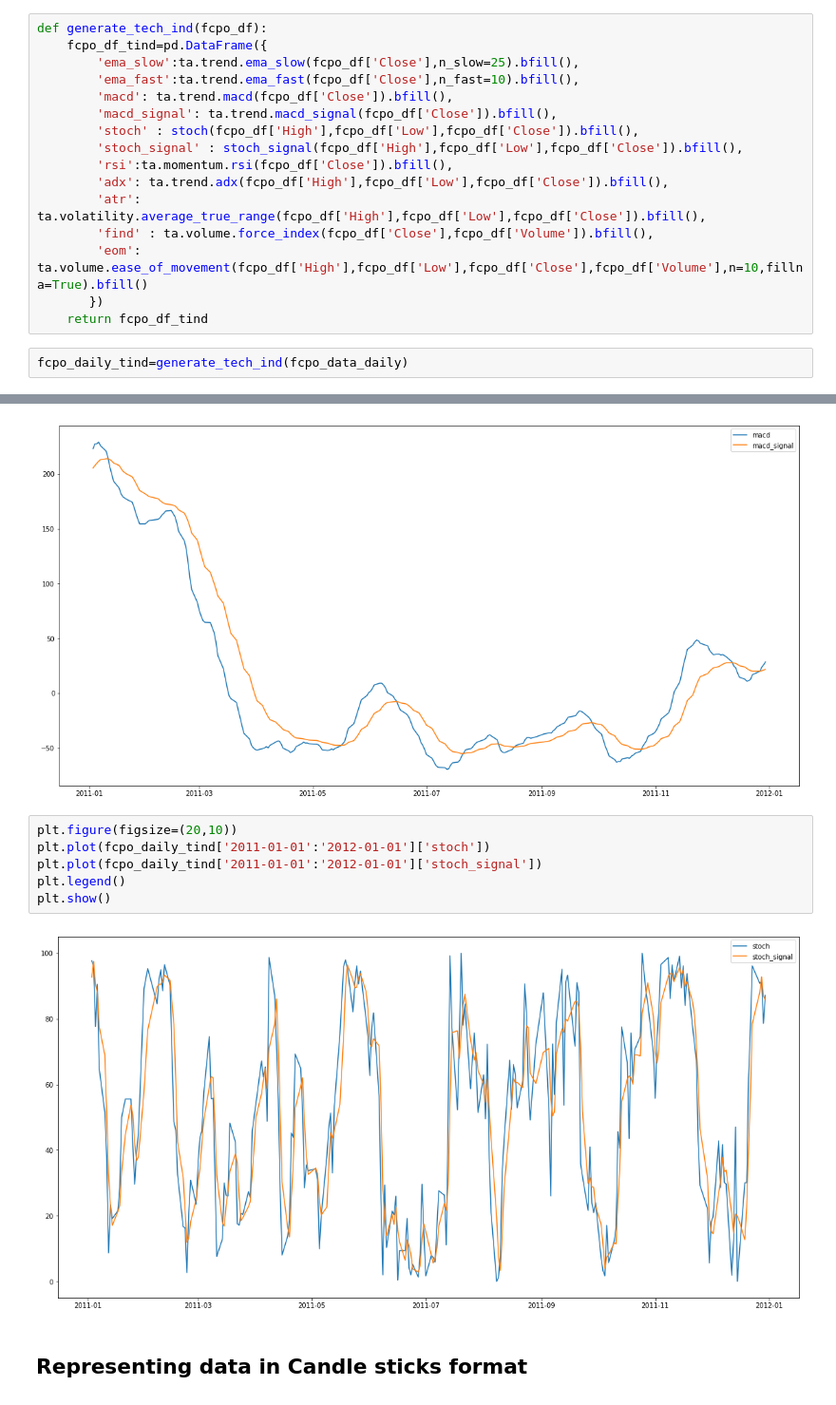
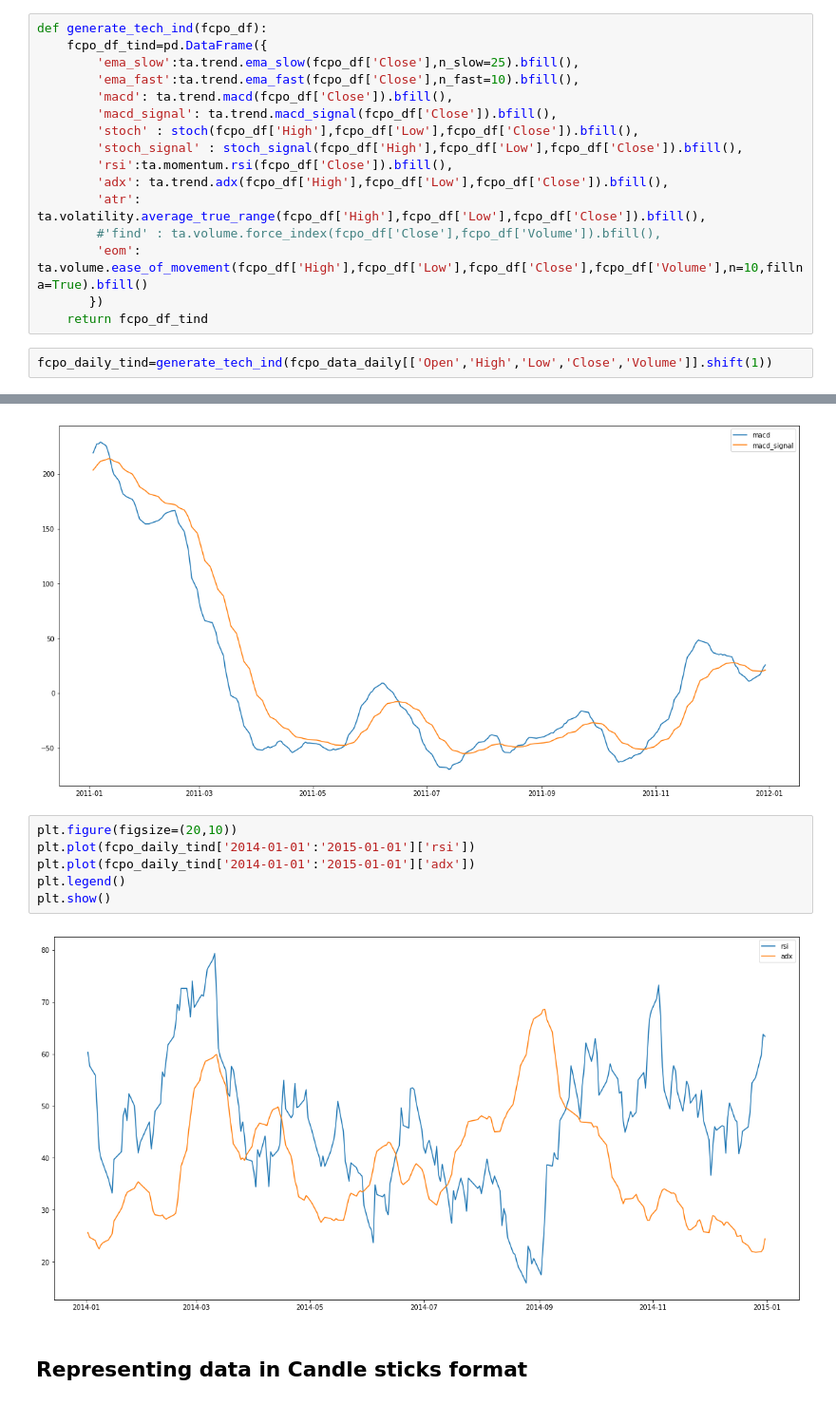
Before and after one commit to praveenbysani/cl3ofunds, a Jupyter notebook: FCPO_Exploratory Analysis.ipynb, the cells around one changed output, grey strips where cells are left out. Shown at 95% size. Drawn from its saved outputs; the diff is of its cells as text.

```diff
--- a/FCPO_Exploratory Analysis.ipynb
+++ b/FCPO_Exploratory Analysis.ipynb
@@ -75,12 +77,12 @@ def generate_tech_ind(fcpo_df):
         'rsi':ta.momentum.rsi(fcpo_df['Close']).bfill(),
         'adx': ta.trend.adx(fcpo_df['High'],fcpo_df['Low'],fcpo_df['Close']).bfill(),
         'atr': ta.volatility.average_true_range(fcpo_df['High'],fcpo_df['Low'],fcpo_df['Close']).bfill(),
-        'find' : ta.volume.force_index(fcpo_df['Close'],fcpo_df['Volume']).bfill(),
+        #'find' : ta.volume.force_index(fcpo_df['Close'],fcpo_df['Volume']).bfill(),
         'eom': ta.volume.ease_of_movement(fcpo_df['High'],fcpo_df['Low'],fcpo_df['Close'],fcpo_df['Volume'],n=10,fillna=True).bfill()
        })
     return fcpo_df_tind
 # %%
-fcpo_daily_tind=generate_tech_ind(fcpo_data_daily)
+fcpo_daily_tind=generate_tech_ind(fcpo_data_daily[['Open','High','Low','Close','Volume']].shift(1))
 # %% [markdown]
 ### Momentum Indicators - MACD, Stoch, RSI
 # %%
@@ -102,12 +104,12 @@ plt.show()
 [figure]
 # %%
 plt.figure(figsize=(20,10))
-plt.plot(fcpo_daily_tind['2011-01-01':'2012-01-01']['stoch'])
-plt.plot(fcpo_daily_tind['2011-01-01':'2012-01-01']['stoch_signal'])
+plt.plot(fcpo_daily_tind['2014-01-01':'2015-01-01']['rsi'])
+plt.plot(fcpo_daily_tind['2014-01-01':'2015-01-01']['adx'])
 plt.legend()
 plt.show()
 # %% [output]
-[figure, old version]
+[figure, new version]
 # %% [markdown]
 ## Representing data in Candle sticks format
 # %%
```
Also changed, not shown: parts of 7 cells of this notebook, 6 other files.
